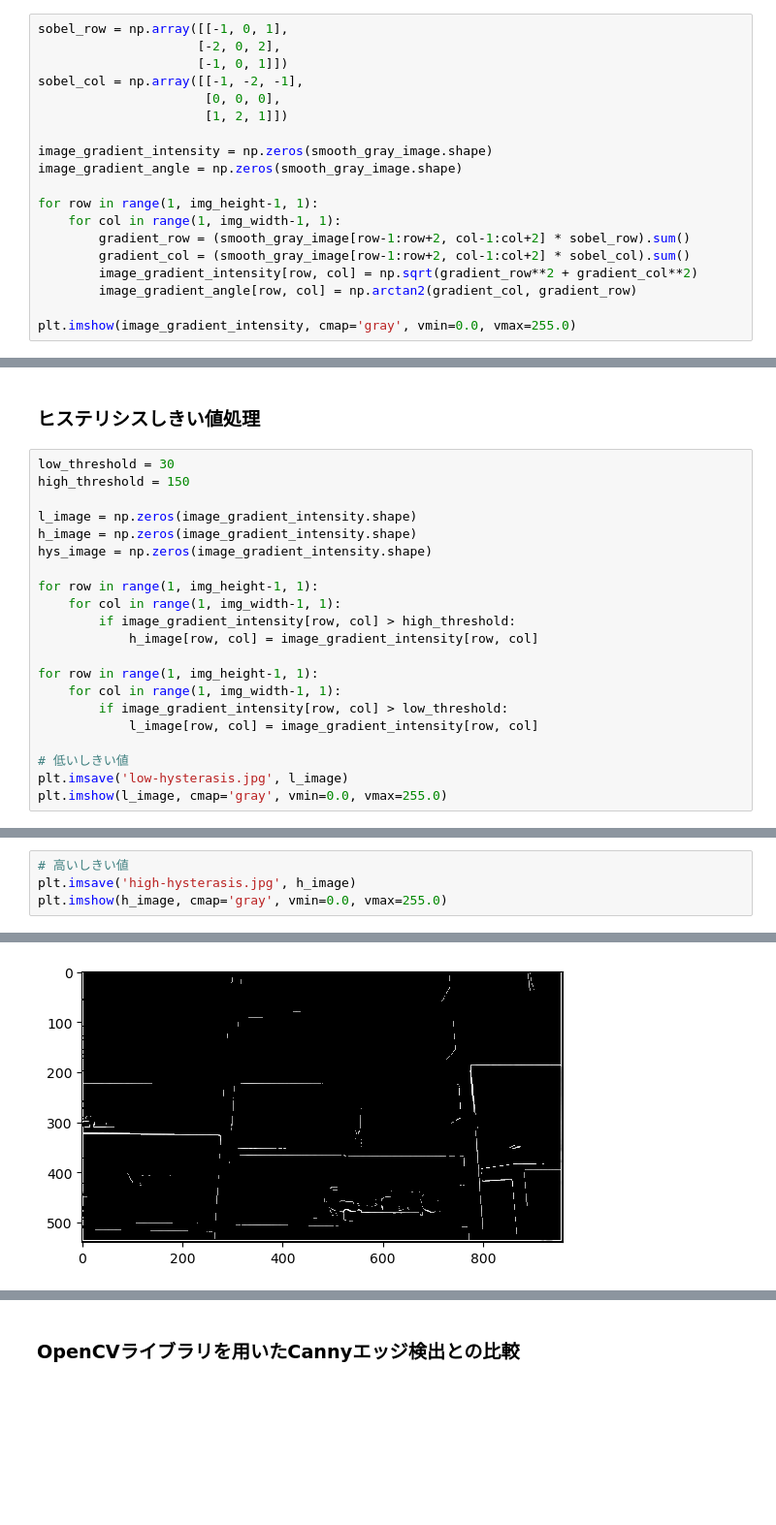
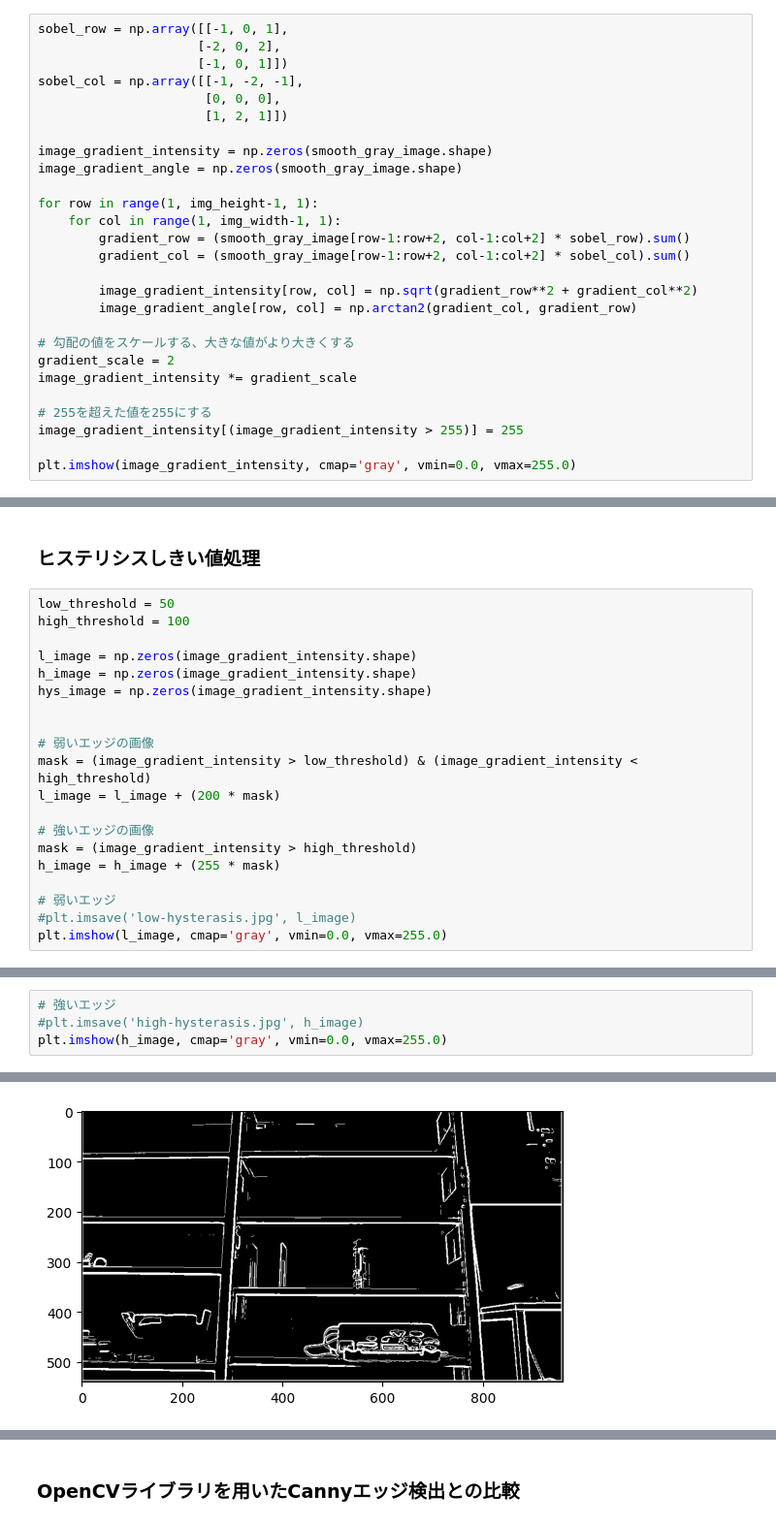
Before and after one commit to anhquan18/canny_edge_detection, a Jupyter notebook: canny_edge_detector.ipynb, the cells around one changed output, grey strips where cells are left out. Shown at 97% size. Cells and saved outputs as stored; diff of their text form; blank space fills up the shorter version.

```diff
--- a/canny_edge_detector.ipynb
+++ b/canny_edge_detector.ipynb
@@ -73,9 +112,17 @@ for row in range(1, img_height-1, 1):
     for col in range(1, img_width-1, 1):
         gradient_row = (smooth_gray_image[row-1:row+2, col-1:col+2] * sobel_row).sum()
         gradient_col = (smooth_gray_image[row-1:row+2, col-1:col+2] * sobel_col).sum()
+
         image_gradient_intensity[row, col] = np.sqrt(gradient_row**2 + gradient_col**2)
         image_gradient_angle[row, col] = np.arctan2(gradient_col, gradient_row)
 
+# 勾配の値をスケールする、大きな値がより大きくする
+gradient_scale = 2
+image_gradient_intensity *= gradient_scale
+
+# 255を超えた値を255にする
+image_gradient_intensity[(image_gradient_intensity > 255)] = 255
+
 plt.imshow(image_gradient_intensity, cmap='gray', vmin=0.0, vmax=255.0)
 # %% [output]
 <matplotlib.image.AxesImage at 0x...>
@@ -110,25 +157,24 @@ plt.imshow(image_gradient_intensity, cmap='gray', vmin=0.0, vmax=255.0)
 # %% [markdown]
 ### ヒステリシスしきい値処理
 # %%
-low_threshold = 30
-high_threshold = 150
+low_threshold = 50
+high_threshold = 100
 
 l_image = np.zeros(image_gradient_intensity.shape)
 h_image = np.zeros(image_gradient_intensity.shape)
 hys_image = np.zeros(image_gradient_intensity.shape)
 
-for row in range(1, img_height-1, 1):
-    for col in range(1, img_width-1, 1):
-        if image_gradient_intensity[row, col] > high_threshold:
-            h_image[row, col] = image_gradient_intensity[row, col]
 
-for row in range(1, img_height-1, 1):
-    for col in range(1, img_width-1, 1):
-        if image_gradient_intensity[row, col] > low_threshold:
-            l_image[row, col] = image_gradient_intensity[row, col]
+# 弱いエッジの画像
+mask = (image_gradient_intensity > low_threshold) & (image_gradient_intensity < high_threshold)
+l_image = l_image + (200 * mask)
 
-# 低いしきい値
-plt.imsave('low-hysterasis.jpg', l_image)
+# 強いエッジの画像
+mask = (image_gradient_intensity > high_threshold)
+h_image = h_image + (255 * mask)
+
+# 弱いエッジ
+#plt.imsave('low-hysterasis.jpg', l_image)
 plt.imshow(l_image, cmap='gray', vmin=0.0, vmax=255.0)
 # %% [output]
 <matplotlib.image.AxesImage at 0x...>
@@ -136,7 +182,7 @@ plt.imshow(l_image, cmap='gray', vmin=0.0, vmax=255.0)
 # %%
-# 高いしきい値
-plt.imsave('high-hysterasis.jpg', h_image)
+# 強いエッジ
+#plt.imsave('high-hysterasis.jpg', h_image)
 plt.imshow(h_image, cmap='gray', vmin=0.0, vmax=255.0)
 # %% [output]
 <matplotlib.image.AxesImage at 0x...>
-[figure, old version]
+[figure, new version]
```
Also changed, not shown: parts of 9 cells of this notebook.
